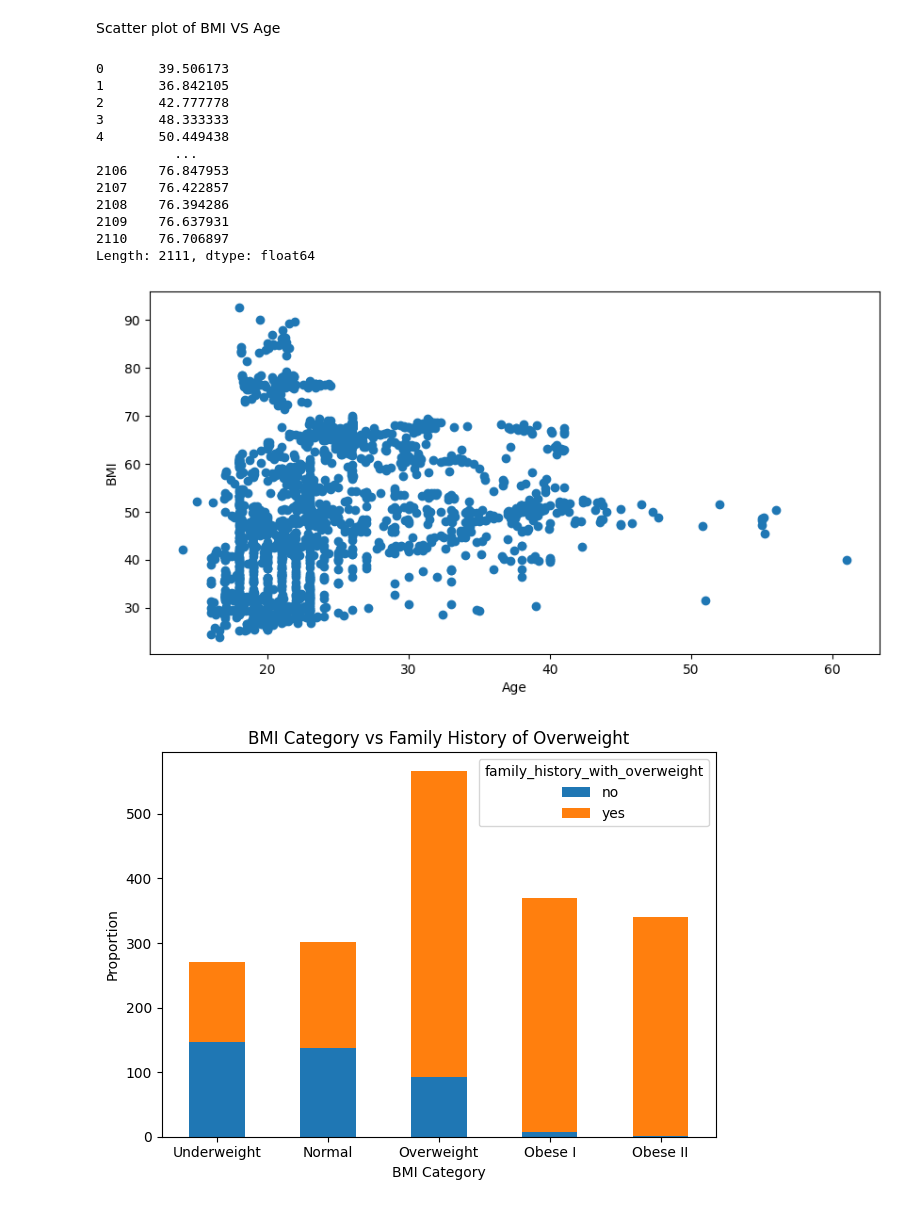
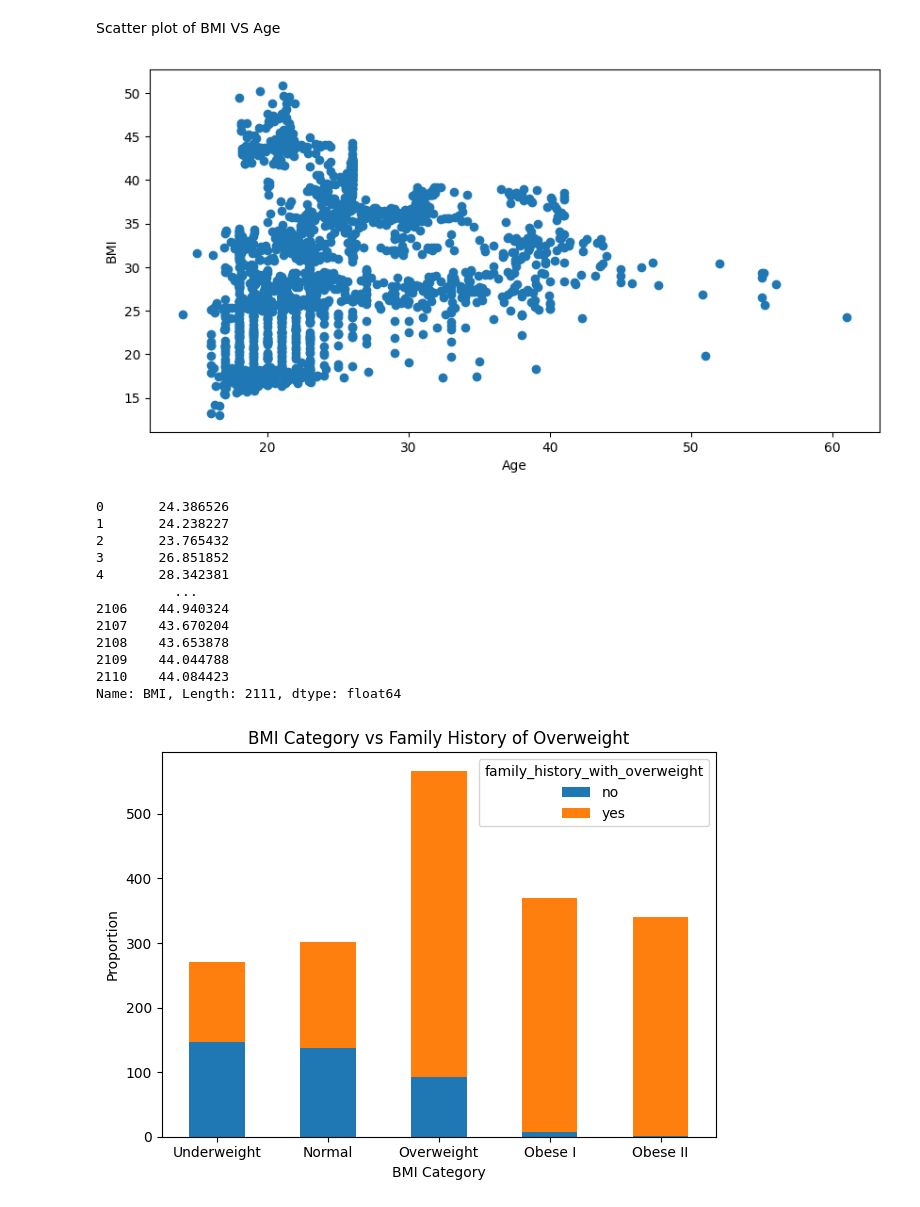
Before and after one commit to NANAYEMYINTKYI/Obesityproj, a Jupyter notebook: Tew+pearry.ipynb, the cells around one changed output. Drawn from its saved outputs; the diff is of its cells as text; code cells hidden in the pictures.

Commit message:
Visualization

```diff
--- a/Tew+pearry.ipynb
+++ b/Tew+pearry.ipynb
@@ -353,25 +355,28 @@ plt.show()
 # %% [markdown]
 Scatter plot of BMI VS Age
 # %%
-BMI = (df['Weight']/df['Height'])
-print(BMI)
+#df['BMI'] = df['Weight'] / (df['Height'])**2
+BMI=df['BMI']
 fig = plt.figure(figsize = (10, 5))
 plt.scatter(ages, BMI)
 plt.xlabel("Age")
 plt.ylabel("BMI")
 plt.show()
 # %% [output]
-0       39.506173
-1       36.842105
-2       42.777778
-3       48.333333
-4       50.449438
-          ...
-2106    76.847953
-2107    76.422857
-2108    76.394286
-2109    76.637931
-2110    76.706897
-Length: 2111, dtype: float64
-[figure, old version]
+[figure, new version]
+# %%
+df['BMI']
+# %% [output]
+0       24.386526
+1       24.238227
+2       23.765432
+3       26.851852
+4       28.342381
+          ...
+2106    44.940324
+2107    43.670204
+2108    43.653878
+2109    44.044788
+2110    44.084423
+Name: BMI, Length: 2111, dtype: float64
 # %%
```
Also changed, not shown: parts of 5 cells of this notebook.
